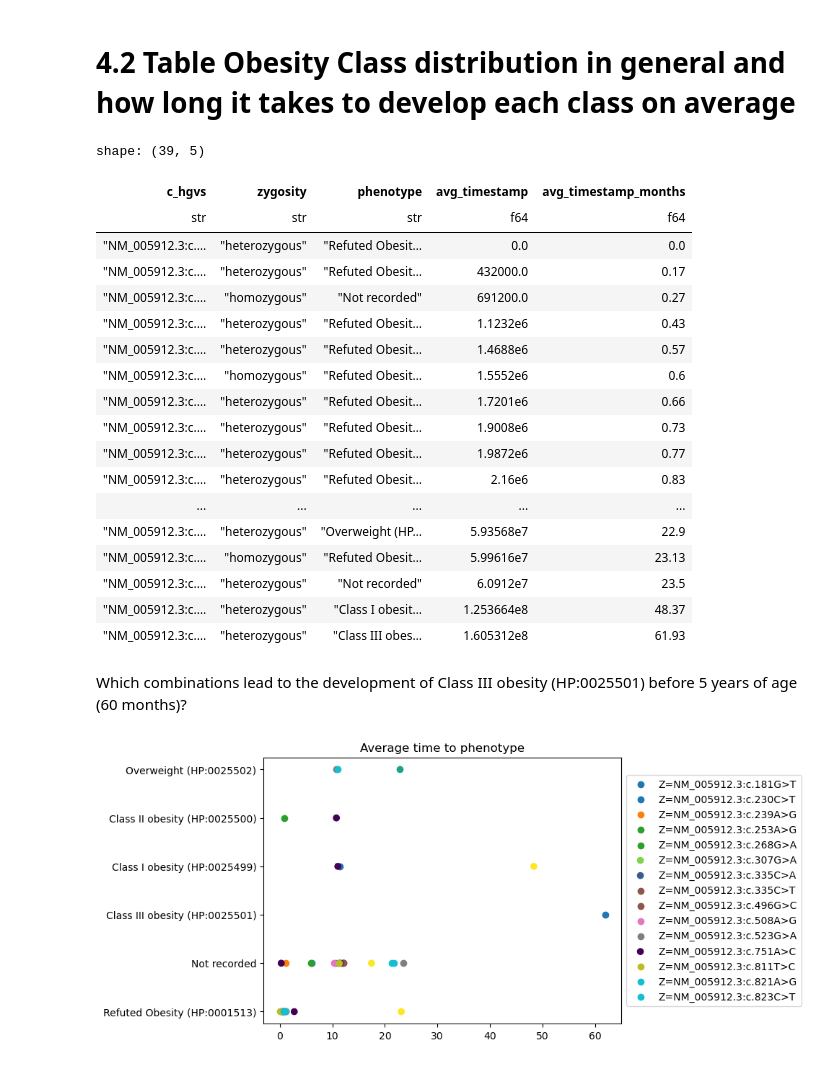
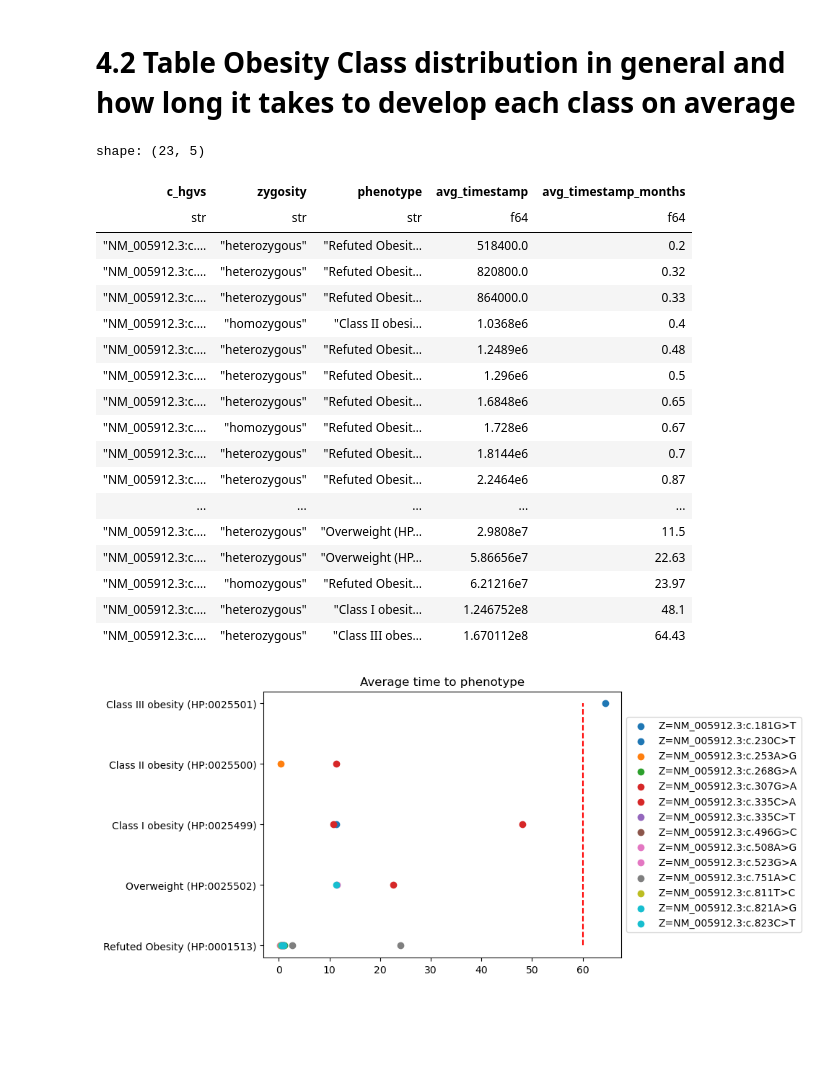
Before and after one commit to BIH-CEI/ERKER2Phenopackets, a Jupyter notebook: ERKER2Phenopackets/src/analysis/ml/analyse.ipynb, the cells around one changed output. Cells and saved outputs as stored; diff of their text form; code cells hidden in the pictures; blank space fills up the shorter version.

Commit message:
answered which mutations lead to class 3 obesity before age of 5

```diff
--- a/ERKER2Phenopackets/src/analysis/ml/analyse.ipynb
+++ b/ERKER2Phenopackets/src/analysis/ml/analyse.ipynb
@@ -702,6 +702,7 @@ def avg_time_to_phenotype(df, phenotype_col_prefix, timestamp_col_prefix, by_col
     :param df:
     :param phenotype_col_prefix:
     :param timestamp_col_prefix:
+    :param by_col_labels: columns to stratify by
     :return:
     """
     if by_col_labels and isinstance(by_col_labels, str): # wrap in list
@@ -738,39 +739,44 @@ def avg_time_to_phenotype(df, phenotype_col_prefix, timestamp_col_prefix, by_col
                     seen_labels.add(label)
         groupby = ['phenotype']
 
-    return pl.DataFrame(new_data).groupby(groupby).agg(pl.mean('timestamp').alias('avg_timestamp')).sort(by='avg_timestamp')
+    return pl.DataFrame(new_data).groupby(groupby).agg(pl.mean('timestamp').alias('avg_timestamp'))
 
 avg_time_phenotype = avg_time_to_phenotype(df, 'obesity_label', 'onset', by_col_labels=['c_hgvs', 'zygosity'])
-avg_time_phenotype = (avg_time_phenotype.with_columns((avg_time_phenotype['avg_timestamp'] / (60 * 60 * 24 * 30)).apply(lambda x: round(x, 2)).alias('avg_timestamp_months')))
+avg_time_phenotype = (avg_time_phenotype.with_columns((avg_time_phenotype['avg_timestamp'] / (60 * 60 * 24 * 30)).apply(lambda x: round(x, 2)).alias('avg_timestamp_months'))).filter(pl.col('phenotype') != 'Not recorded').sort(by='avg_timestamp_months')
 # %%
 avg_time_phenotype
 # %% [output]
-shape: (39, 5)
+shape: (23, 5)
 | c_hgvs | zygosity | phenotype | avg_timestamp | avg_timestamp_months |
 | str | str | str | f64 | f64 |
-| "NM_005912.3:c.… | "heterozygous" | "Refuted Obesit… | 0.0 | 0.0 |
-| "NM_005912.3:c.… | "heterozygous" | "Refuted Obesit… | 432000.0 | 0.17 |
-| "NM_005912.3:c.… | "homozygous" | "Not recorded" | 691200.0 | 0.27 |
-| "NM_005912.3:c.… | "heterozygous" | "Refuted Obesit… | 1.1232e6 | 0.43 |
-| "NM_005912.3:c.… | "heterozygous" | "Refuted Obesit… | 1.4688e6 | 0.57 |
-| "NM_005912.3:c.… | "homozygous" | "Refuted Obesit… | 1.5552e6 | 0.6 |
-| "NM_005912.3:c.… | "heterozygous" | "Refuted Obesit… | 1.7201e6 | 0.66 |
-| "NM_005912.3:c.… | "heterozygous" | "Refuted Obesit… | 1.9008e6 | 0.73 |
-| "NM_005912.3:c.… | "heterozygous" | "Refuted Obesit… | 1.9872e6 | 0.77 |
-| "NM_005912.3:c.… | "heterozygous" | "Refuted Obesit… | 2.16e6 | 0.83 |
+| "NM_005912.3:c.… | "heterozygous" | "Refuted Obesit… | 518400.0 | 0.2 |
+| "NM_005912.3:c.… | "heterozygous" | "Refuted Obesit… | 820800.0 | 0.32 |
+| "NM_005912.3:c.… | "heterozygous" | "Refuted Obesit… | 864000.0 | 0.33 |
+| "NM_005912.3:c.… | "homozygous" | "Class II obesi… | 1.0368e6 | 0.4 |
+| "NM_005912.3:c.… | "heterozygous" | "Refuted Obesit… | 1.2489e6 | 0.48 |
+| "NM_005912.3:c.… | "heterozygous" | "Refuted Obesit… | 1.296e6 | 0.5 |
+| "NM_005912.3:c.… | "heterozygous" | "Refuted Obesit… | 1.6848e6 | 0.65 |
+| "NM_005912.3:c.… | "homozygous" | "Refuted Obesit… | 1.728e6 | 0.67 |
+| "NM_005912.3:c.… | "heterozygous" | "Refuted Obesit… | 1.8144e6 | 0.7 |
+| "NM_005912.3:c.… | "heterozygous" | "Refuted Obesit… | 2.2464e6 | 0.87 |
 | ... | ... | ... | ... | ... |
-| "NM_005912.3:c.… | "heterozygous" | "Overweight (HP… | 5.93568e7 | 22.9 |
-| "NM_005912.3:c.… | "homozygous" | "Refuted Obesit… | 5.99616e7 | 23.13 |
-| "NM_005912.3:c.… | "heterozygous" | "Not recorded" | 6.0912e7 | 23.5 |
-| "NM_005912.3:c.… | "heterozygous" | "Class I obesit… | 1.253664e8 | 48.37 |
-| "NM_005912.3:c.… | "heterozygous" | "Class III obes… | 1.605312e8 | 61.93 |
+| "NM_005912.3:c.… | "heterozygous" | "Overweight (HP… | 2.9808e7 | 11.5 |
+| "NM_005912.3:c.… | "heterozygous" | "Overweight (HP… | 5.86656e7 | 22.63 |
+| "NM_005912.3:c.… | "homozygous" | "Refuted Obesit… | 6.21216e7 | 23.97 |
+| "NM_005912.3:c.… | "heterozygous" | "Class I obesit… | 1.246752e8 | 48.1 |
+| "NM_005912.3:c.… | "heterozygous" | "Class III obes… | 1.670112e8 | 64.43 |
-# %% [markdown]
-Which combinations lead to the development of Class III obesity (HP:0025501) before 5 years of age (60 months)?
 # %%
 from ERKER2Phenopackets.src.utils.polars_utils import scatter_plot, scatter_subplot
+avg_time_phenotype = avg_time_phenotype.sort(by='phenotype', descending=False)
 x = avg_time_phenotype['avg_timestamp_months']
-y = avg_time_phenotype['phenotype']
+y_labels = ["Refuted Obesity (HP:0001513)", "Overweight (HP:0025502)", "Class I obesity (HP:0025499)", "Class II obesity (HP:0025500)", "Class III obesity (HP:0025501)"]
+phenotyp_to_number = {phenotype: i for i, phenotype in enumerate(y_labels)}
+y = np.array([phenotyp_to_number[phenotype] for phenotype in avg_time_phenotype['phenotype']])
 z = avg_time_phenotype['c_hgvs']
-scatter_plot(x=x, y=y, z=z, z_discrete=True, title='Average time to phenotype')
+
+fig, ax = plt.subplots(1, 1)
+scatter_subplot(ax, x, y, z, title='Average time to phenotype', z_discrete=True, y_labels=y_labels)
+ax.plot([60, 60], [0, 4], color='red', linestyle='dashed')
+plt.show()
 # %% [output]
-[figure, old version]
+[figure, new version]
```
Also changed, not shown: parts of 13 cells of this notebook, 2 other files.
